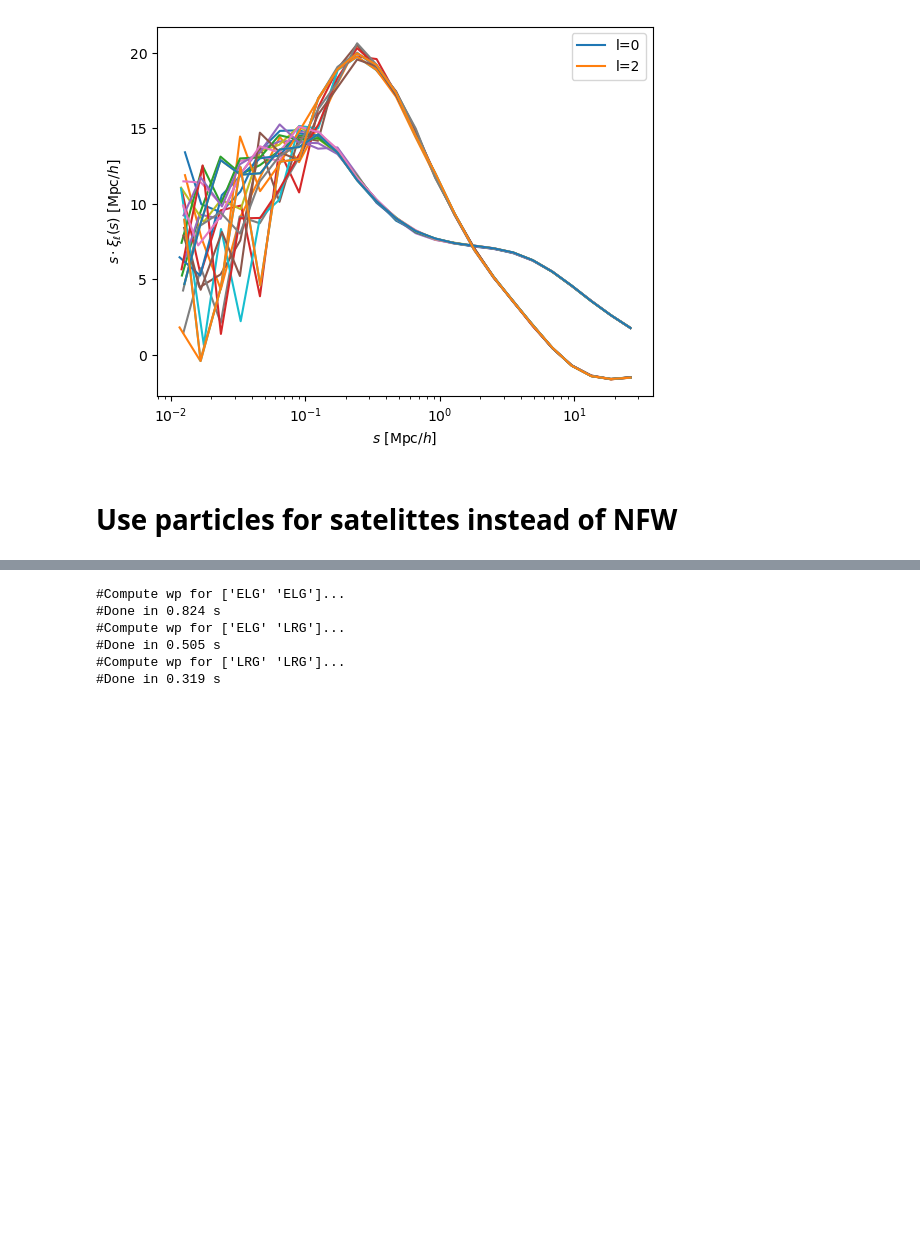
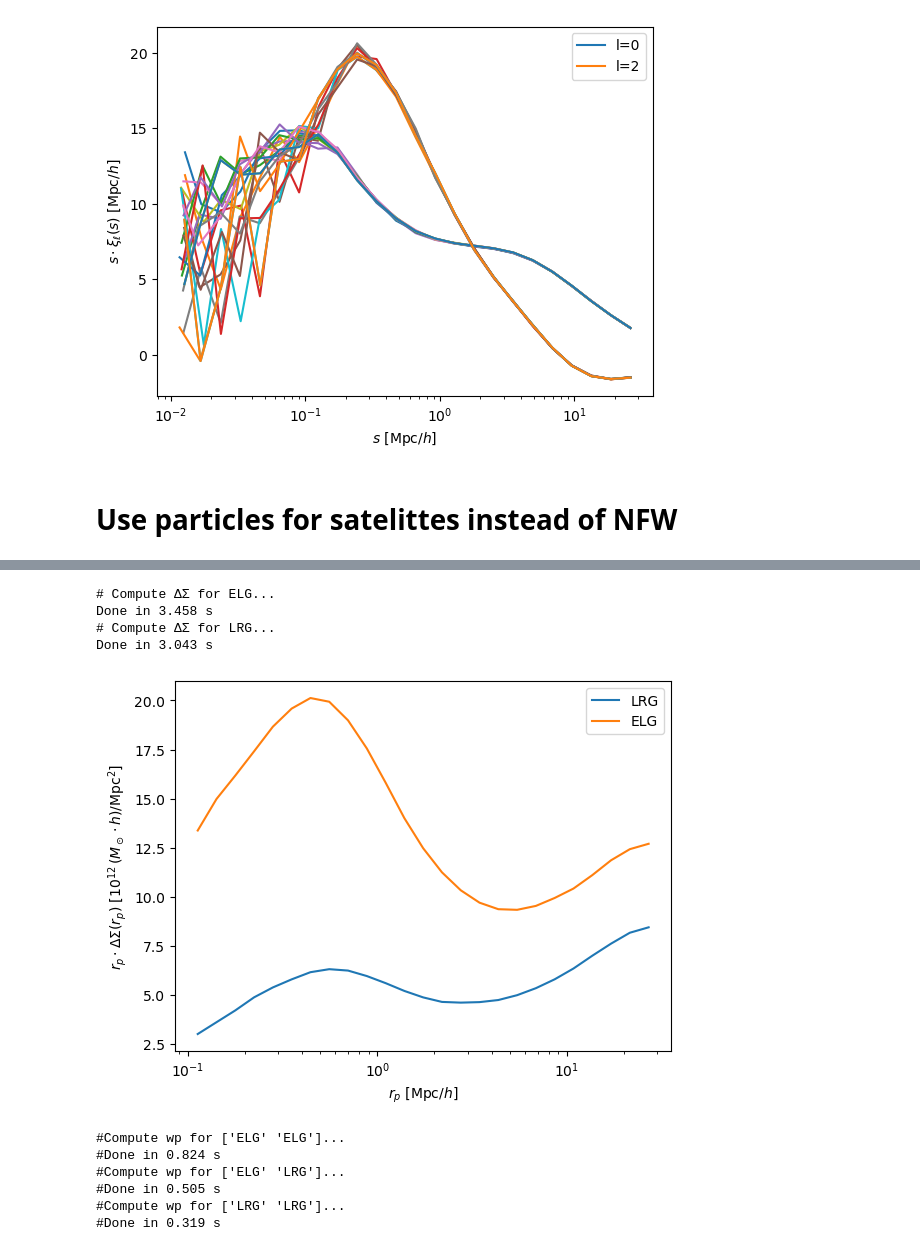
Before and after one commit to antoine-rocher/HODDIES, a Jupyter notebook: nb/basic_HOD_examples.ipynb, the cells around one changed output, grey strips where cells are left out. Cells and saved outputs as stored; diff of their text form; code cells hidden in the pictures; blank space fills up the shorter version.

```diff
--- a/nb/basic_HOD_examples.ipynb
+++ b/nb/basic_HOD_examples.ipynb
@@ -428,3 +496,25 @@ Done in 0.397 s
+# %%
+HOD_obj_part.args['nthreads'] = 32
+# %%
+#Plot 2PCF
+import matplotlib.pyplot as plt
+
+
+(rp_lrg,rp_elg), (dsig_lrg, dsig_elg) = HOD_obj_part.get_delta_sigma(cats)
+
+plt.plot(rp_lrg, rp_lrg*dsig_lrg, label='LRG')
+plt.plot(rp_elg, rp_elg*dsig_elg, label='ELG')
+plt.xscale('log')
+plt.xlabel('$r_p$ [$\mathrm{{Mpc}}/h$]')
+plt.ylabel(r'$r_p \cdot \Delta\Sigma(r_p)$ [$10^{12}\,(M_\odot\cdot h)/\mathrm{{Mpc}}^2$]')
+plt.legend()
+plt.show()
+# %% [output]
+# Compute ΔΣ for ELG...
+Done in 3.458 s
+# Compute ΔΣ for LRG...
+Done in 3.043 s
+[figure, added]
 # %%
 cross_corr = HOD_obj_part.get_crosswp(cats, tracers=['ELG', 'LRG'], verbose=True)
 # %% [output]
```
Also changed, not shown: parts of 8 cells of this notebook.
